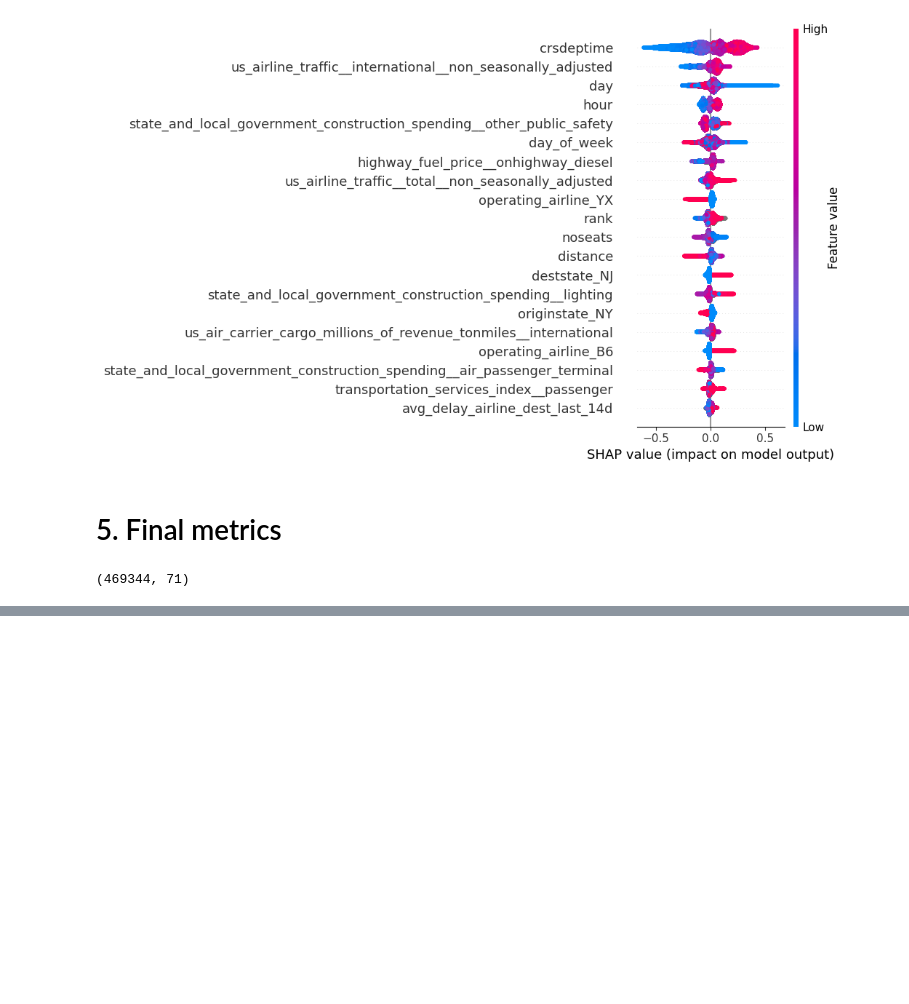
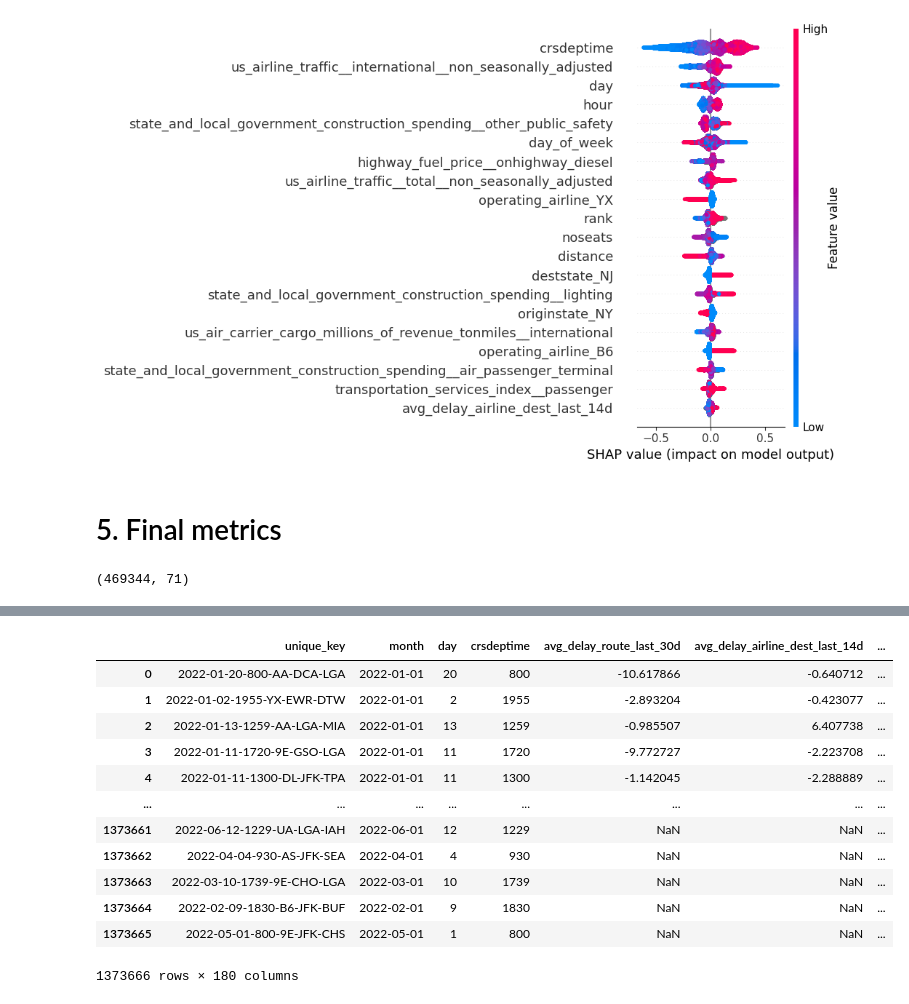
Before and after one commit to rigonzals/dva_flightdelay, a Jupyter notebook: notebooks/modeling/modeling.ipynb, the cells around one changed output, grey strips where cells are left out. Cells and saved outputs as stored; diff of their text form; code cells hidden in the pictures; blank space fills up the shorter version.

Commit message:
Added last changes and metrics

```diff
--- a/notebooks/modeling/modeling.ipynb
+++ b/notebooks/modeling/modeling.ipynb
@@ -293,0 +321,3 @@ weighted avg       0.75      0.58      0.63    469344
+# %%
+df_mdt = pd.read_parquet(f"{path_fe}all_joined_fe_delta_years=1.parquet")
+df_mdt.shape
@@ -293,0 +326,6 @@ weighted avg       0.75      0.58      0.63    469344
+# %%
+df_mdt["dt_obj"] = df_mdt["month"].astype(str).str.slice(0,8)  + df_mdt["day"].astype(str)
+df_mdt["dt_obj"] = pd.to_datetime(df_mdt["dt_obj"])
+df_mdt["dt"] = df_mdt["dt_obj"].dt.date.astype(str)
+# Merge features date dimension
+df_mdt = df_mdt.merge(df_dated, left_on="dt", right_on="Date", how="left")
@@ -293,0 +344,16 @@ weighted avg       0.75      0.58      0.63    469344
+# %%
+df_mdt
+# %% [output]
+|  | unique_key | month | day | crsdeptime | avg_delay_route_last_30d | avg_delay_airline_dest_last_14d | ... |
+| 0 | 2022-01-20-800-AA-DCA-LGA | 2022-01-01 | 20 | 800 | -10.617866 | -0.640712 | ... |
+| 1 | 2022-01-02-1955-YX-EWR-DTW | 2022-01-01 | 2 | 1955 | -2.893204 | -0.423077 | ... |
+| 2 | 2022-01-13-1259-AA-LGA-MIA | 2022-01-01 | 13 | 1259 | -0.985507 | 6.407738 | ... |
+| 3 | 2022-01-11-1720-9E-GSO-LGA | 2022-01-01 | 11 | 1720 | -9.772727 | -2.223708 | ... |
+| 4 | 2022-01-11-1300-DL-JFK-TPA | 2022-01-01 | 11 | 1300 | -1.142045 | -2.288889 | ... |
+| ... | ... | ... | ... | ... | ... | ... | ... |
+| 1373661 | 2022-06-12-1229-UA-LGA-IAH | 2022-06-01 | 12 | 1229 | NaN | NaN | ... |
+| 1373662 | 2022-04-04-930-AS-JFK-SEA | 2022-04-01 | 4 | 930 | NaN | NaN | ... |
+| 1373663 | 2022-03-10-1739-9E-CHO-LGA | 2022-03-01 | 10 | 1739 | NaN | NaN | ... |
+| 1373664 | 2022-02-09-1830-B6-JFK-BUF | 2022-02-01 | 9 | 1830 | NaN | NaN | ... |
+| 1373665 | 2022-05-01-800-9E-JFK-CHS | 2022-05-01 | 1 | 800 | NaN | NaN | ... |
+1373666 rows × 180 columns
```
Also changed, not shown: parts of 27 cells of this notebook.
